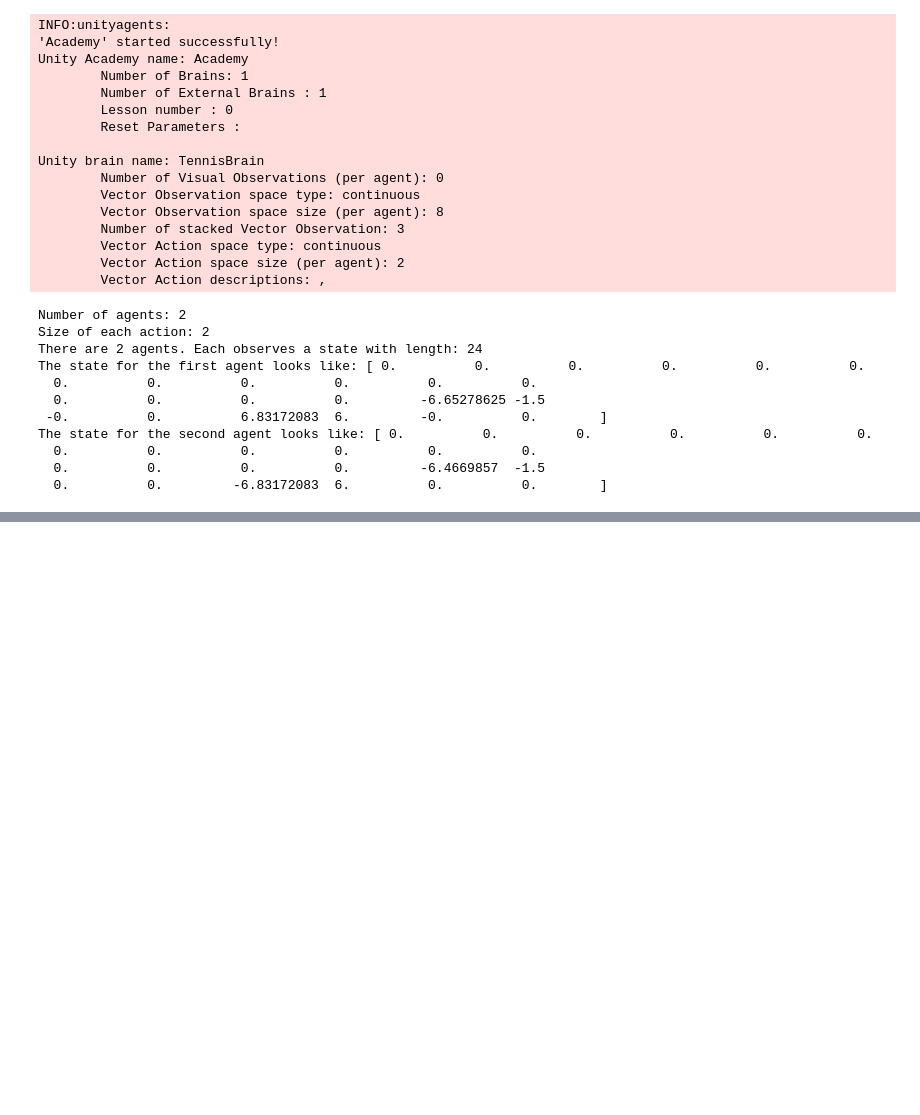
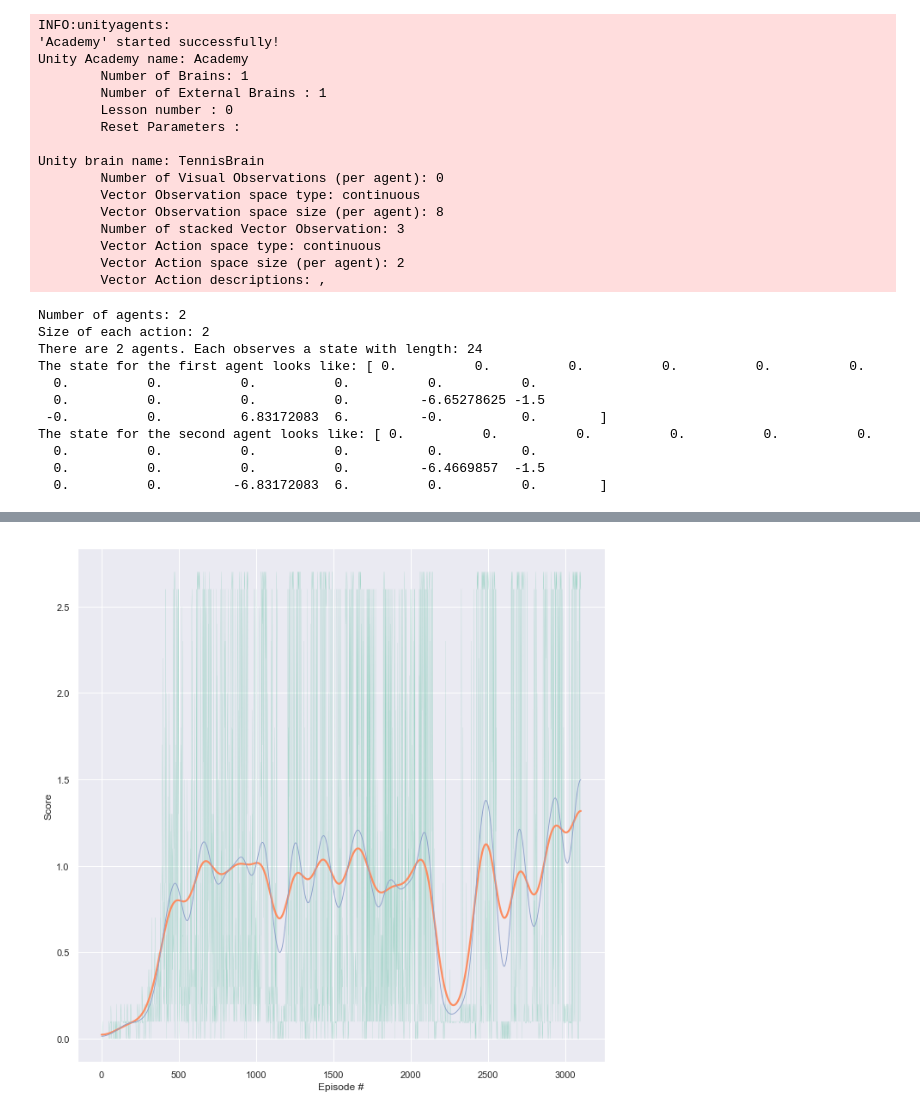
Before and after one commit to Harshit4199/MOVE37_end_term, a Jupyter notebook: Tennis-agent/Tennis.ipynb, the cells around one changed output, grey strips where cells are left out. Drawn from its saved outputs; the diff is of its cells as text; code cells hidden in the pictures; blank space fills up the shorter version.

```diff
--- a/Tennis-agent/Tennis.ipynb
+++ b/Tennis-agent/Tennis.ipynb
@@ -57,0 +169,3 @@ The state for the second agent looks like: [ 0.          0.          0.
+# %%
+data = ddpg(n_episodes=3000, max_t=1000, vars=data)
+scores = data["scores_episode"]
@@ -57,0 +190,20 @@ The state for the second agent looks like: [ 0.          0.          0.
+# %%
+import seaborn as sns
+sns.set(style="darkgrid")
+sns.set_palette("Set2")
+s = scores[:-4]
+from scipy.ndimage.filters import gaussian_filter1d
+ysmoothed2 = gaussian_filter1d(scores, sigma=42)
+ysmoothed3 = gaussian_filter1d(scores, sigma=64)
+
+fig = plt.figure(figsize=(11,11))
+ax = fig.add_subplot(111)
+plt.plot(np.arange(len(scores)), scores, linewidth=0.1)
+plt.plot(np.arange(len(scores)), ysmoothed3, linewidth=2.2)
+plt.plot(np.arange(len(scores)), ysmoothed2, linewidth=0.9)
+
+plt.ylabel('Score')
+plt.xlabel('Episode #')
+plt.show()
+# %% [output]
+[figure, added]
```
Also changed, not shown: parts of 6 cells of this notebook.
